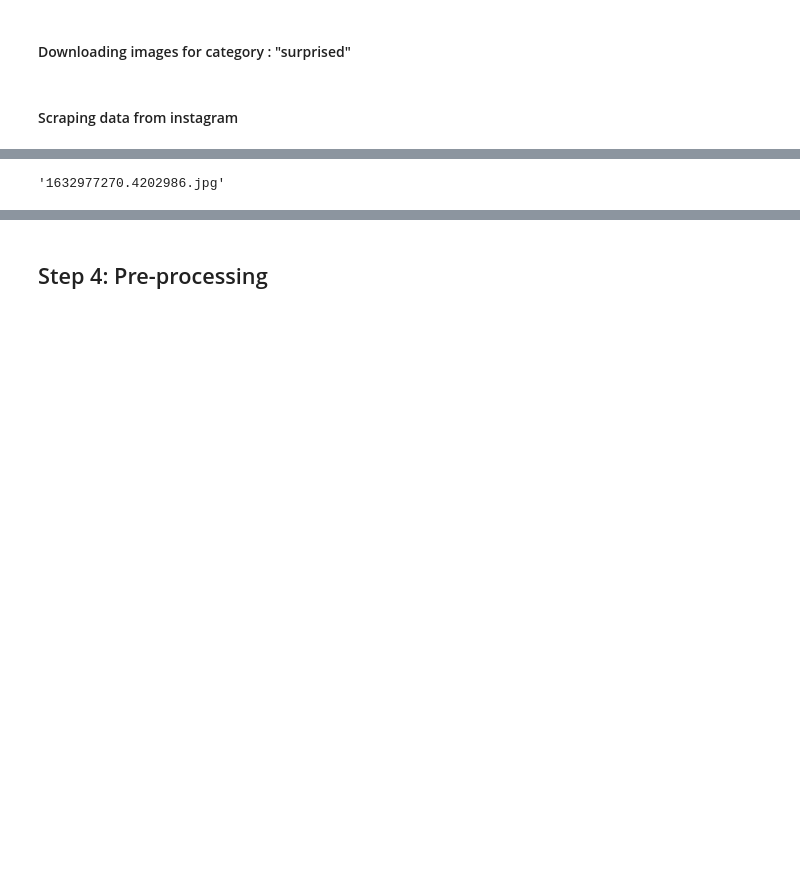
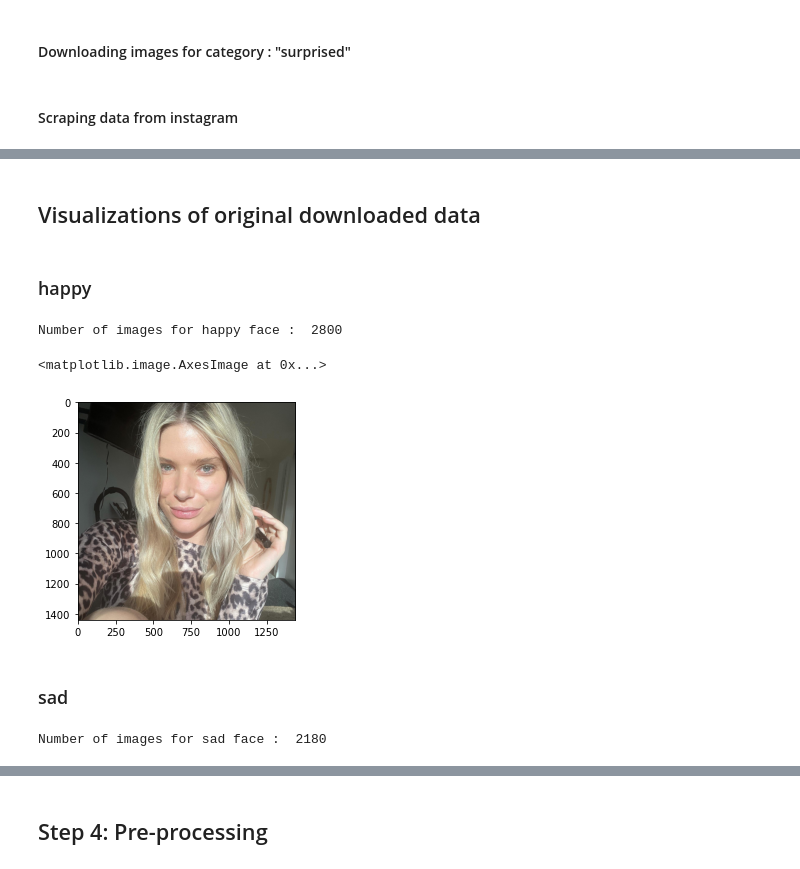
Before and after one commit to dheeraj-sn/facial_emotion_classification, a Jupyter notebook: group_50.ipynb, the cells around one changed output, grey strips where cells are left out. Drawn from its saved outputs; the diff is of its cells as text; code cells hidden in the pictures; blank space fills up the shorter version.

Commit message:
Some visualizations

```diff
--- a/group_50.ipynb
+++ b/group_50.ipynb
@@ -366,4 +364,4 @@ happy_path = downloaded_data_path + "/happy"
-# %%
-random.choice([x for x in os.listdir(happy_path) if os.path.isfile(os.path.join(happy_path, x))])
-# %% [output]
-'1632977270.4202986.jpg'
+# %% [markdown]
+## Visualizations of original downloaded data
+# %% [markdown]
+### happy
@@ -369,0 +370,13 @@ random.choice([x for x in os.listdir(happy_path) if os.path.isfile(os.path.join(
+# %%
+happy_count  = len(os.listdir(happy_path))
+print("Number of images for happy face : ",happy_count)
+# %% [output]
+Number of images for happy face :  2800
+# %%
+random_file_path = happy_path + "/" + random.choice(os.listdir(happy_path))
+plt.imshow(mpimg.imread(random_file_path))
+# %% [output]
+<matplotlib.image.AxesImage at 0x...>
+[figure, added]
+# %% [markdown]
+### sad
@@ -369,0 +385,5 @@ random.choice([x for x in os.listdir(happy_path) if os.path.isfile(os.path.join(
+# %%
+sad_count  = len(os.listdir(sad_path))
+print("Number of images for sad face : ",sad_count)
+# %% [output]
+Number of images for sad face :  2180
```
Also changed, not shown: parts of 44 cells of this notebook.
